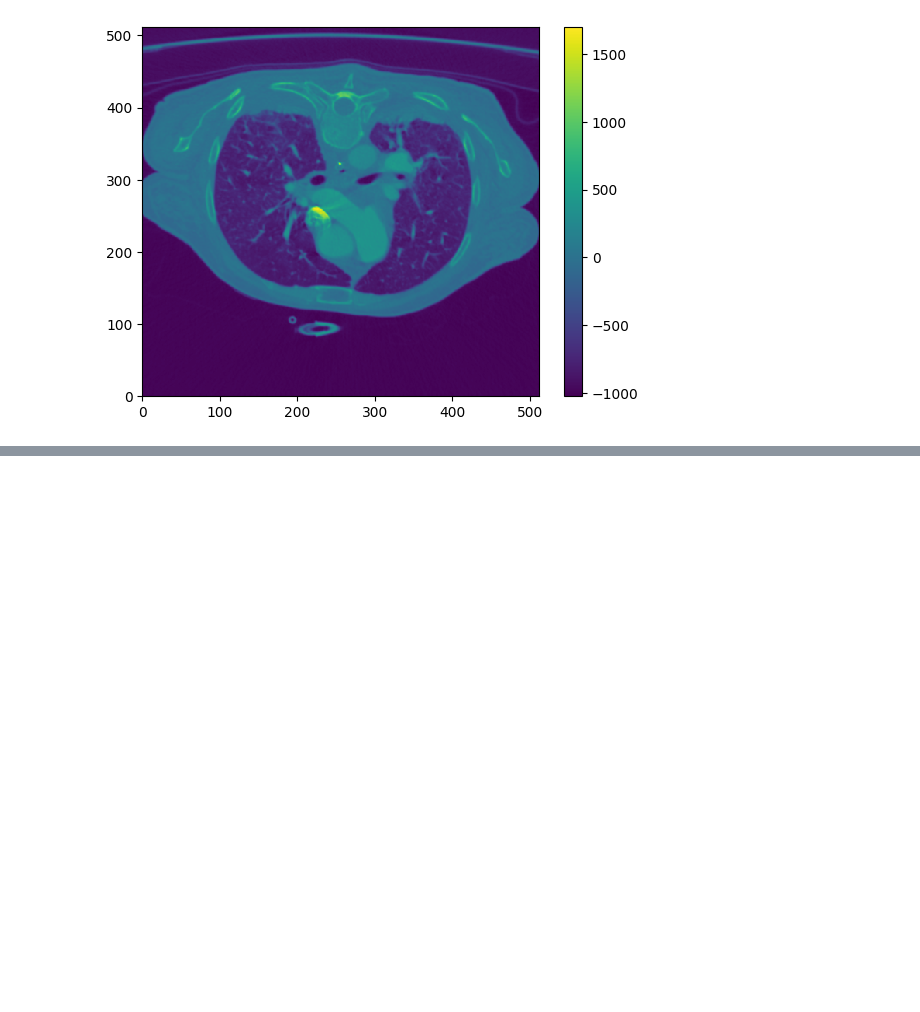
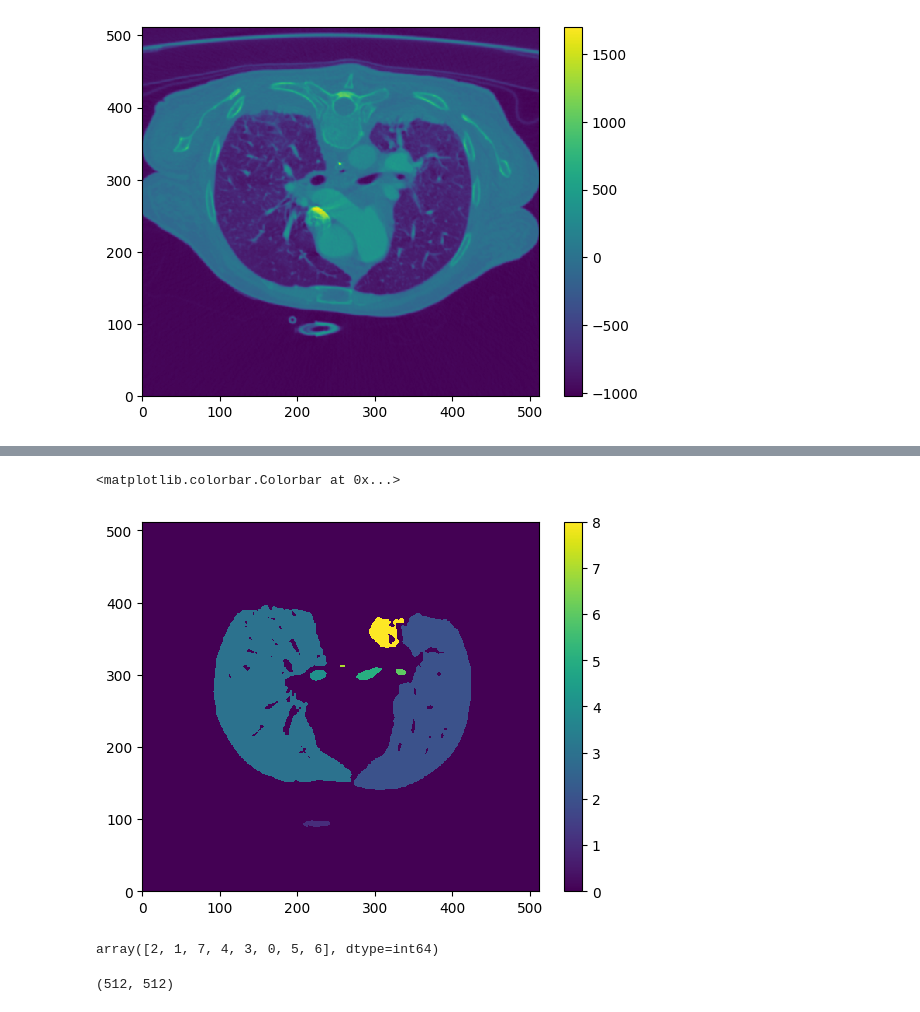
Before and after one commit to VISEF-ISEF-team/VasculAR, a Jupyter notebook: src/lung_seg.ipynb, the cells around one changed output, grey strips where cells are left out. Cells and saved outputs as stored; diff of their text form; code cells hidden in the pictures; blank space fills up the shorter version.

```diff
--- a/src/lung_seg.ipynb
+++ b/src/lung_seg.ipynb
@@ -77,0 +90,20 @@ plt.colorbar()
+# %%
+mask_labeled = np.vectorize(label, signature='(n,m)->(n,m)')(mask)
+plt.pcolormesh(mask_labeled[100])
+plt.colorbar()
+# %% [output]
+<matplotlib.colorbar.Colorbar at 0x...>
+[figure, added]
+# %%
+slc = mask_labeled[100]
+rps = regionprops(slc)
+areas = [r.area for r in rps]
+idxs = np.argsort(areas)[::-1] # we want largest to smallest
+idxs
+# %% [output]
+array([2, 1, 7, 4, 3, 0, 5, 6], dtype=int64)
+# %%
+new_slc = np.zeros_like(slc)
+new_slc.shape
+# %% [output]
+(512, 512)
```
Also changed, not shown: parts of 14 cells of this notebook, 2 other files.
